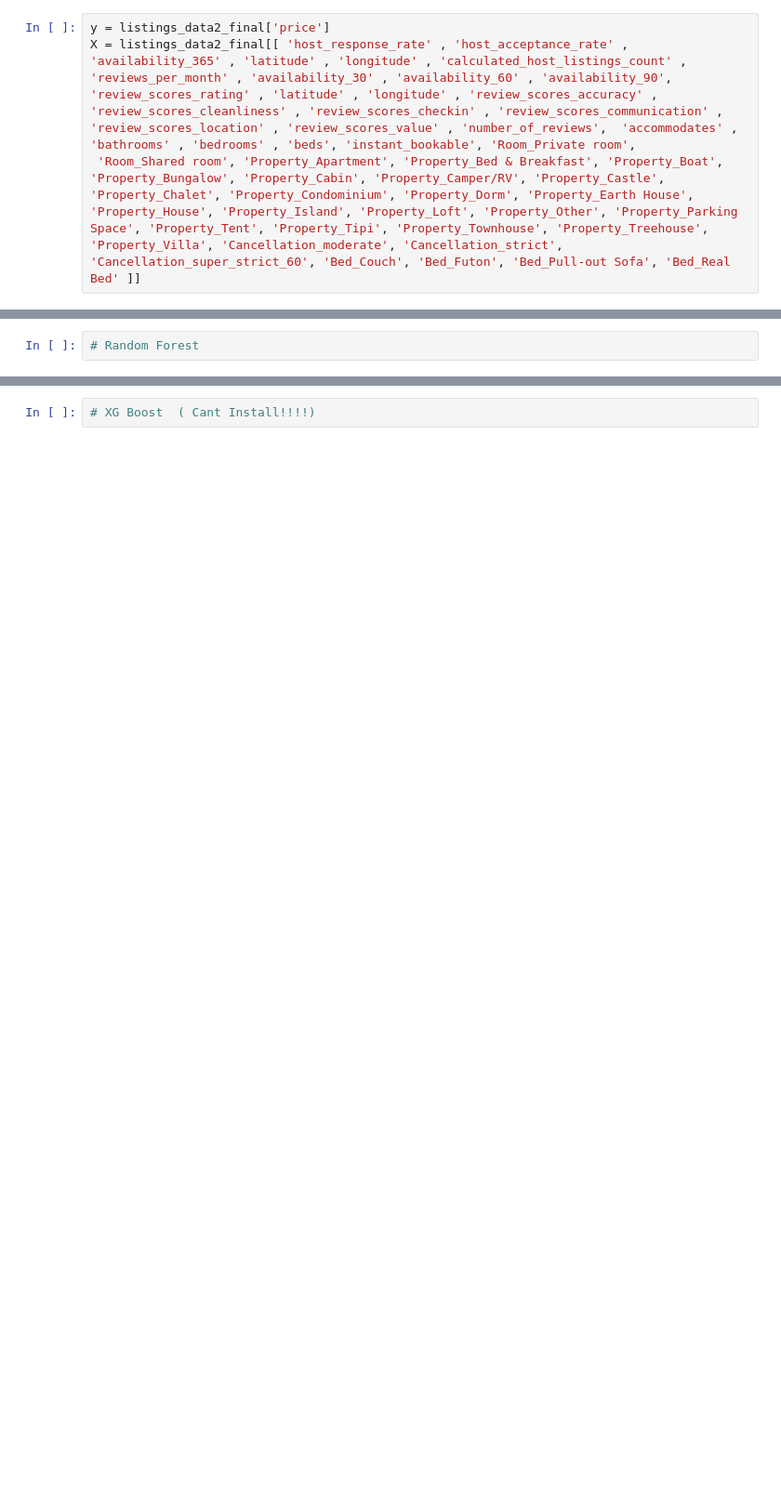
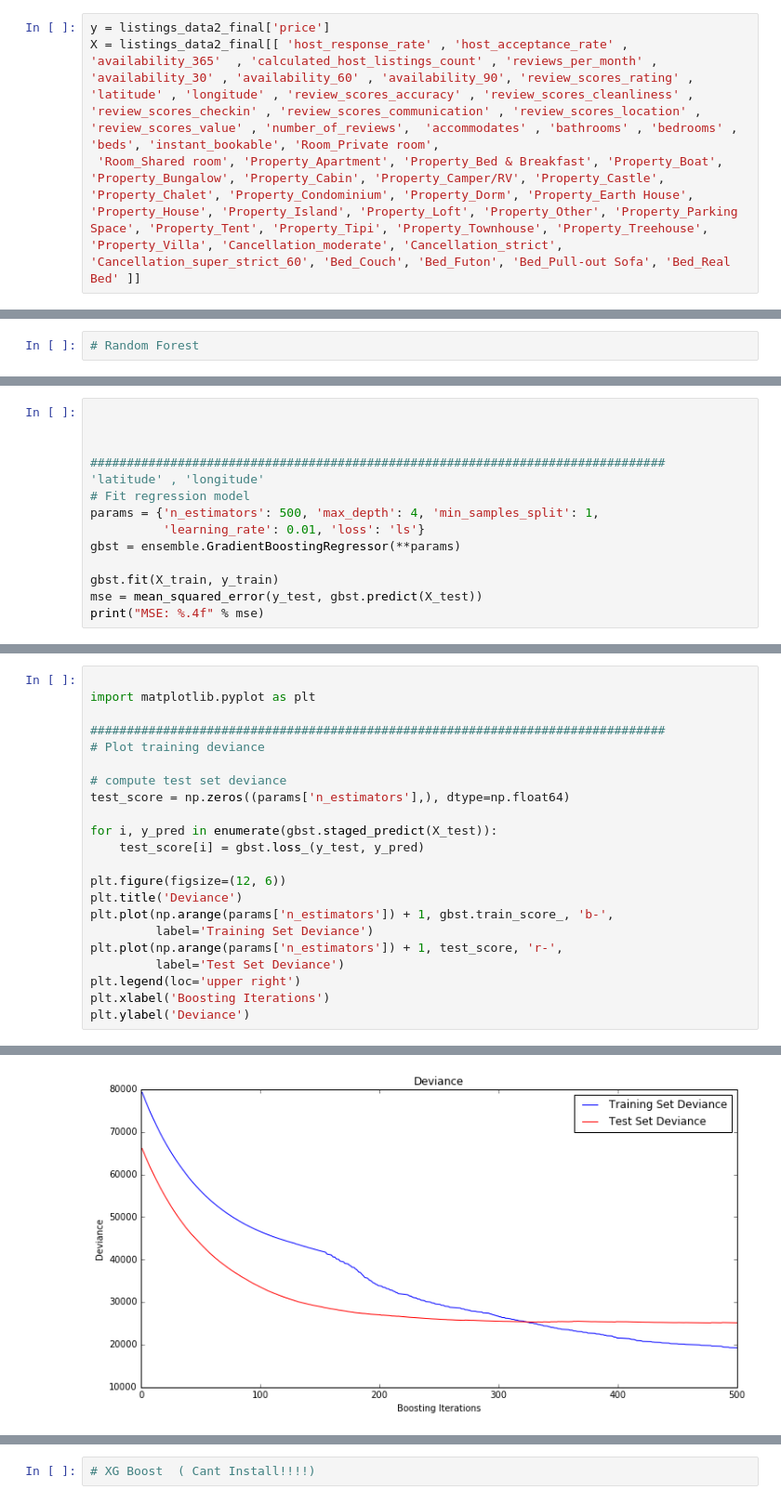
Before and after one commit to apguerrera/airbnb, a Jupyter notebook: airbnb-project-adrian-3.ipynb, the cells around one changed output, grey strips where cells are left out. Shown at 93% size. Cells and saved outputs as stored; diff of their text form; blank space fills up the shorter version.

```diff
--- a/airbnb-project-adrian-3.ipynb
+++ b/airbnb-project-adrian-3.ipynb
@@ -92,7 +92,7 @@ feature_cols = ['host_response_rate' , 'host_acceptance_rate' ,  'availability_3
 ]
 # %%
 y = listings_data2_final['price']
-X = listings_data2_final[[ 'host_response_rate' , 'host_acceptance_rate' ,  'availability_365' , 'latitude' , 'longitude' , 'calculated_host_listings_count' , 'reviews_per_month' , 'availability_30' , 'availability_60' , 'availability_90', 'review_scores_rating' , 'latitude' , 'longitude' , 'review_scores_accuracy' , 'review_scores_cleanliness' , 'review_scores_checkin' , 'review_scores_communication' , 'review_scores_location' , 'review_scores_value' , 'number_of_reviews',  'accommodates' , 'bathrooms' , 'bedrooms' , 'beds', 'instant_bookable', 'Room_Private room',
+X = listings_data2_final[[ 'host_response_rate' , 'host_acceptance_rate' ,  'availability_365'  , 'calculated_host_listings_count' , 'reviews_per_month' , 'availability_30' , 'availability_60' , 'availability_90', 'review_scores_rating' , 'latitude' , 'longitude' , 'review_scores_accuracy' , 'review_scores_cleanliness' , 'review_scores_checkin' , 'review_scores_communication' , 'review_scores_location' , 'review_scores_value' , 'number_of_reviews',  'accommodates' , 'bathrooms' , 'bedrooms' , 'beds', 'instant_bookable', 'Room_Private room',
  'Room_Shared room', 'Property_Apartment', 'Property_Bed & Breakfast', 'Property_Boat', 'Property_Bungalow', 'Property_Cabin', 'Property_Camper/RV', 'Property_Castle', 'Property_Chalet', 'Property_Condominium', 'Property_Dorm', 'Property_Earth House', 'Property_House', 'Property_Island', 'Property_Loft', 'Property_Other', 'Property_Parking Space', 'Property_Tent', 'Property_Tipi', 'Property_Townhouse', 'Property_Treehouse', 'Property_Villa', 'Cancellation_moderate', 'Cancellation_strict', 'Cancellation_super_strict_60', 'Bed_Couch', 'Bed_Futon', 'Bed_Pull-out Sofa', 'Bed_Real Bed' ]]
 # %%
 from sklearn.cross_validation import train_test_split
@@ -231,0 +216,13 @@ pd.DataFrame({'feature':feature_cols, 'importance':rfclf.feature_importances_})
+# %%
+
+
+
+###############################################################################  'latitude' , 'longitude'
+# Fit regression model
+params = {'n_estimators': 500, 'max_depth': 4, 'min_samples_split': 1,
+          'learning_rate': 0.01, 'loss': 'ls'}
+gbst = ensemble.GradientBoostingRegressor(**params)
+
+gbst.fit(X_train, y_train)
+mse = mean_squared_error(y_test, gbst.predict(X_test))
+print("MSE: %.4f" % mse)
@@ -231,0 +235,23 @@ pd.DataFrame({'feature':feature_cols, 'importance':rfclf.feature_importances_})
+# %%
+
+import matplotlib.pyplot as plt
+
+###############################################################################
+# Plot training deviance
+
+# compute test set deviance
+test_score = np.zeros((params['n_estimators'],), dtype=np.float64)
+
+for i, y_pred in enumerate(gbst.staged_predict(X_test)):
+    test_score[i] = gbst.loss_(y_test, y_pred)
+
+plt.figure(figsize=(12, 6))
+plt.title('Deviance')
+plt.plot(np.arange(params['n_estimators']) + 1, gbst.train_score_, 'b-',
+         label='Training Set Deviance')
+plt.plot(np.arange(params['n_estimators']) + 1, test_score, 'r-',
+         label='Test Set Deviance')
+plt.legend(loc='upper right')
+plt.xlabel('Boosting Iterations')
+plt.ylabel('Deviance')
+# %% [output]
@@ -231,0 +259 @@ pd.DataFrame({'feature':feature_cols, 'importance':rfclf.feature_importances_})
+[figure, added]
```
Also changed, not shown: parts of 52 cells of this notebook.
